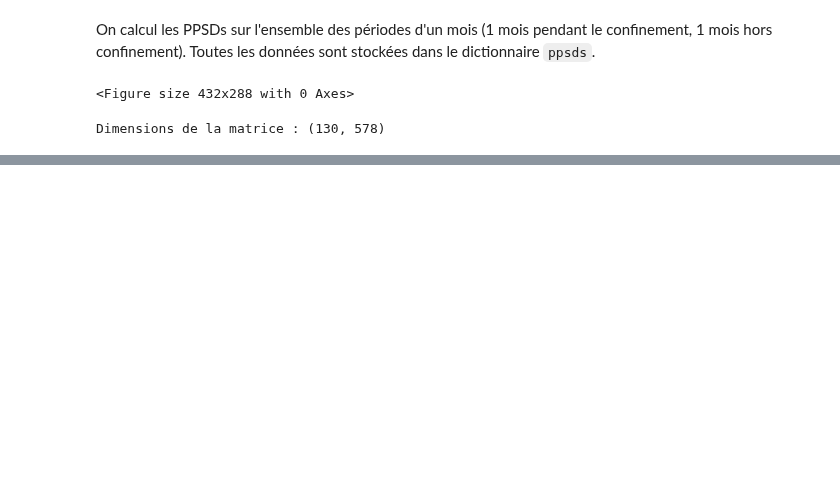
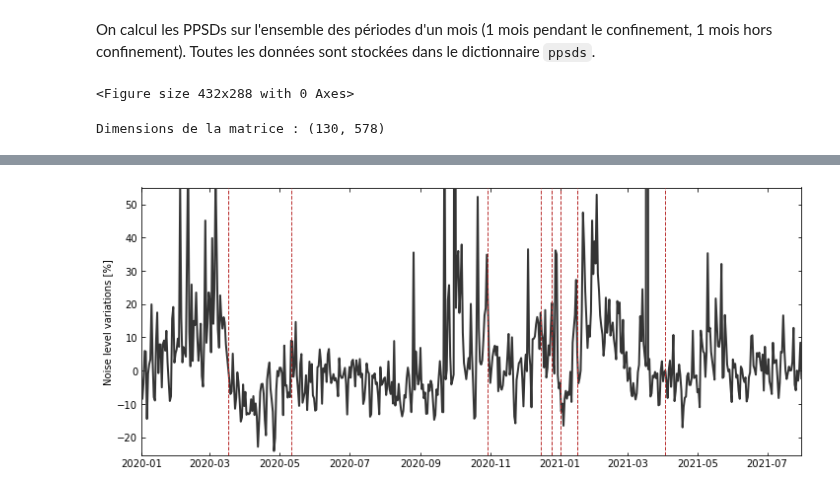
Before and after one commit to FlavienMattern/seismic-noise, a Jupyter notebook: fr_noise_overview.ipynb, the cells around one changed output, grey strips where cells are left out. Drawn from its saved outputs; the diff is of its cells as text; code cells hidden in the pictures; blank space fills up the shorter version.

```diff
--- a/fr_noise_overview.ipynb
+++ b/fr_noise_overview.ipynb
@@ -187,0 +199,93 @@ Références de normalisation sur l'année : 2020-01-15 00:00:00 - 2020-03-10 00
+# %%
+tStart = pd.Timestamp(tStart)
+tEnd = pd.Timestamp(tEnd)
+nDays = (tEnd - tStart).days
+dates = pd.date_range(tStart, periods=nDays, freq="D")
+dfDates = pd.DataFrame(index=dates)
+# %%
+h_list = [ "0:30", "1:30", "2:30", "3:30", "4:30", "5:30", "6:30", "7:30", "8:30", "9:30", "10:30",
+           "11:30", "12:30", "13:30", "14:30", "15:30", "16:30", "17:30", "18:30", "19:30", "20:30",
+           "21:30", "22:30", "23:30"]
+h_mid = np.arange(0, 24, 1)
+
+for k in tqdm.tqdm(range(len(h_list))):
+
+    med_values = []
+
+    for j, st_str in enumerate(list_stations):
+        # name = "{}_{}_{}".format(st_str, str(periods[i][0])[:10], str(periods[i][1])[:10])
+
+        ### Calcul du déplacement RMS de la station
+        try:
+            dataframe = pd.read_csv("{}/{}.csv".format(DRMS_FOLDER, st_str), index_col=0)
+            dataframe.index=pd.to_datetime(dataframe.index)
+            dRMS = dataframe
+        except:
+            continue
+
+        ### On garde les données dans la période temporelle qui nous intéresse
+        mask_time = (dataframe.index > tStart) & (dataframe.index <= tEnd)
+        dRMS = dRMS.loc[mask_time]
+
+        ### Récupération du bruit
+        dRMS_med = dRMS[freq].between_time(h_list[k-1], h_list[k]).resample("1D").median()
+        dRMS_med = dfDates.join(dRMS_med, how='outer')
+
+        ### Normalisation du bruit
+        dRMS_med = dRMS_med[freq].tolist()
+        norm = np.nanmedian(dRMS_med)
+        dRMS_med = dRMS_med/norm
+        med_values.append(dRMS_med)
+
+    noise_fr = np.zeros(nDays)
+
+    for i in range(nDays):
+
+        sublist = list()
+
+        for j in range(np.shape(med_values)[0]):
+            sublist.append(med_values[j][i])
+
+        noise_fr[i] = np.nanmedian(sublist)
+
+    norm_period = ["2020-01-15", "2020-03-10"]
+    t1_i = np.where(dates >= pd.Timestamp(norm_period[0]))[0][0]
+    t2_i = np.where(dates >= pd.Timestamp(norm_period[1]))[0][0]
+    # norm = (np.nanmedian(noise_fr[t1_i:t2_i])-1)*100  # Normaliser à 0 sur la période Mi-Janvier > Mi-Mars
+    # noise_fr = (noise_fr-1)*100+norm
+    noise_fr = (noise_fr - np.nanmedian(noise_fr))*100
+
+    color = "#353535"
+    fig, ax = plt.subplots(figsize=(12, 5))
+    ax.tick_params(direction="in", which="both", top=True, right=True)
+    # ax.set_title("Frequency band : {}Hz".format(freq))
+    ax.plot(dates, noise_fr, color=color, lw=2, zorder=3, label="Noise variations at {}h ({}-{})".format(h_mid[k], h_list[k-1], h_list[k]))
+    # plt.ylim(1.7*np.nanquantile(noise_fr, 0.01), 1.5*np.nanquantile(noise_fr, 0.99))
+    plt.ylim(2 * np.quantile(noise_fr, 0.05), 2 * np.quantile(noise_fr, 0.95))
+    ax.set_xlim([dates[0], dates[-1]])
+    # ax.set_xlabel("Year 2020")
+    ax.set_ylabel("Noise level variations [%]")
+
+    for desc, t_search in events.items():
+        t_search = pd.Timestamp(t_search)
+        t_text = t_search - pd.Timedelta("5 days")
+        ax.axvline(t_search, ls="--", lw=1, color="#B82A2A", zorder=10)   # Confinement 1
+        # ax.text(t_text, 2.8 * np.quantile(noise_fr, 0.05), desc, color="#396790", fontsize="medium", rotation=90)   # Confinement 1
+
+    med_var = med_values
+
+    for i in range(np.shape(med_var)[0]):
+        sublist = med_var[i][:]
+        # med_var[i][:] = (sublist - np.nanmedian(sublist[t1_i:t2_i]))*100
+        med_var[i][:] = (sublist - np.nanmedian(sublist))*100
+
+    std = np.nanstd(med_var, axis=0)
+    plt.fill_between(dates,noise_fr-std,noise_fr+std,alpha=.25)
+
+    plt.grid(color="#D5D5D5", linestyle='--', linewidth=1)
+    plt.legend(loc=2)
+    plt.tight_layout()
+    plt.savefig("RESULTS/FR_2020/noise_{}Hz_{}h.png".format(freq, h_mid[k]), dpi=300)
+    plt.clf()
+    plt.close()
+# %% [output]
@@ -187,0 +293 @@ Références de normalisation sur l'année : 2020-01-15 00:00:00 - 2020-03-10 00
+[figure, added]
```
Also changed, not shown: parts of 8 cells of this notebook.
